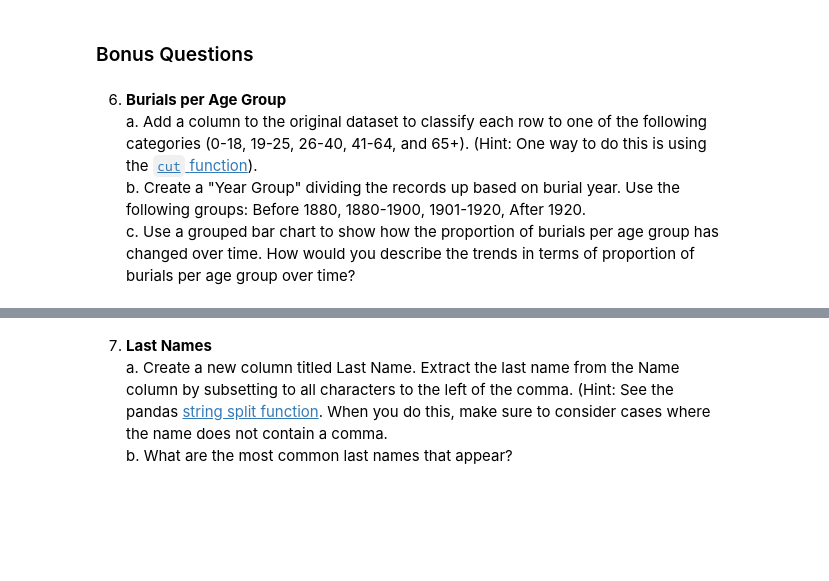
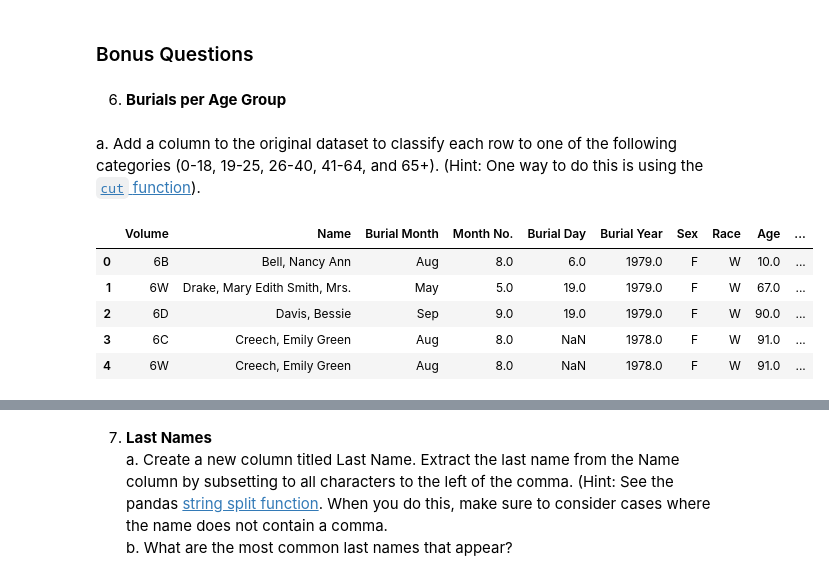
Before and after one commit to NSS-Data-Analytics-Cohort-10/advanced-pandas-emmydoore, a Jupyter notebook: notebooks/adv_pandas.ipynb, the cells around one changed output, grey strips where cells are left out. Cells and saved outputs as stored; diff of their text form; code cells hidden in the pictures; blank space fills up the shorter version.

```diff
--- a/notebooks/adv_pandas.ipynb
+++ b/notebooks/adv_pandas.ipynb
@@ -235,6 +246,15 @@ plt.title('Female and Male Burials by Decade');
 ### Bonus Questions
 # %% [markdown]
 6. **Burials per Age Group**
-    a. Add a column to the original dataset to classify each row to one of the following categories (0-18, 19-25, 26-40, 41-64, and 65+). (Hint: One way to do this is using the [`cut` function](https://pandas.pydata.org/docs/reference/api/pandas.cut.html)).
-    b. Create a "Year Group" dividing the records up based on burial year. Use the following groups: Before 1880, 1880-1900, 1901-1920, After 1920.
-    c. Use a grouped bar chart to show how the proportion of burials per age group has changed over time. How would you describe the trends in terms of proportion of burials per age group over time?
+# %% [markdown]
+a. Add a column to the original dataset to classify each row to one of the following categories (0-18, 19-25, 26-40, 41-64, and 65+). (Hint: One way to do this is using the [`cut` function](https://pandas.pydata.org/docs/reference/api/pandas.cut.html)).
+# %%
+ncc_df['Age Group']=pd.qcut(ncc_df.loc[:, ('Age')],5,labels=['0-18', '19-25', '26-40', '41-64','65+'])
+ncc_df.head()
+# %% [output]
+|  | Volume | Name | Burial Month | Month No. | Burial Day | Burial Year | Sex | Race | Age | ... |
+| 0 | 6B | Bell, Nancy Ann | Aug | 8.0 | 6.0 | 1979.0 | F | W | 10.0 | ... |
+| 1 | 6W | Drake, Mary Edith Smith, Mrs. | May | 5.0 | 19.0 | 1979.0 | F | W | 67.0 | ... |
+| 2 | 6D | Davis, Bessie | Sep | 9.0 | 19.0 | 1979.0 | F | W | 90.0 | ... |
+| 3 | 6C | Creech, Emily Green | Aug | 8.0 | NaN | 1978.0 | F | W | 91.0 | ... |
+| 4 | 6W | Creech, Emily Green | Aug | 8.0 | NaN | 1978.0 | F | W | 91.0 | ... |
```
Also changed, not shown: parts of 31 cells of this notebook.
